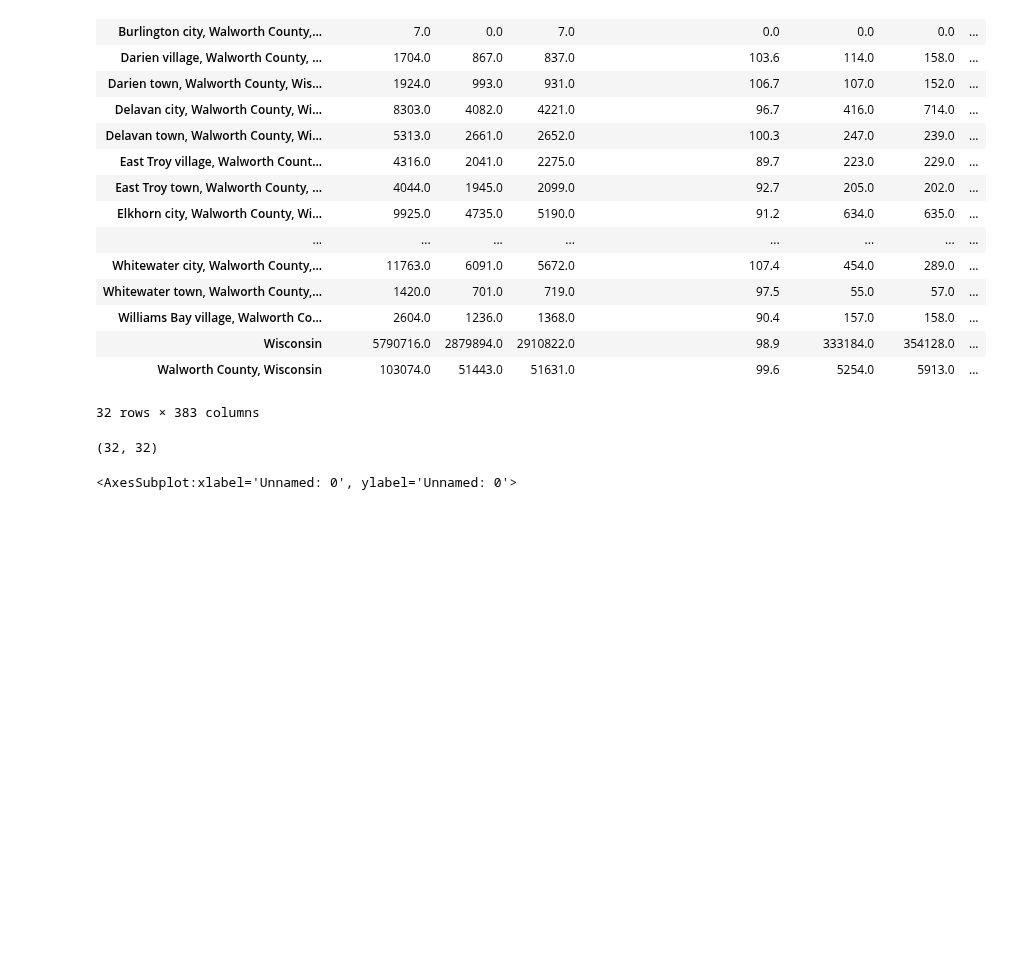
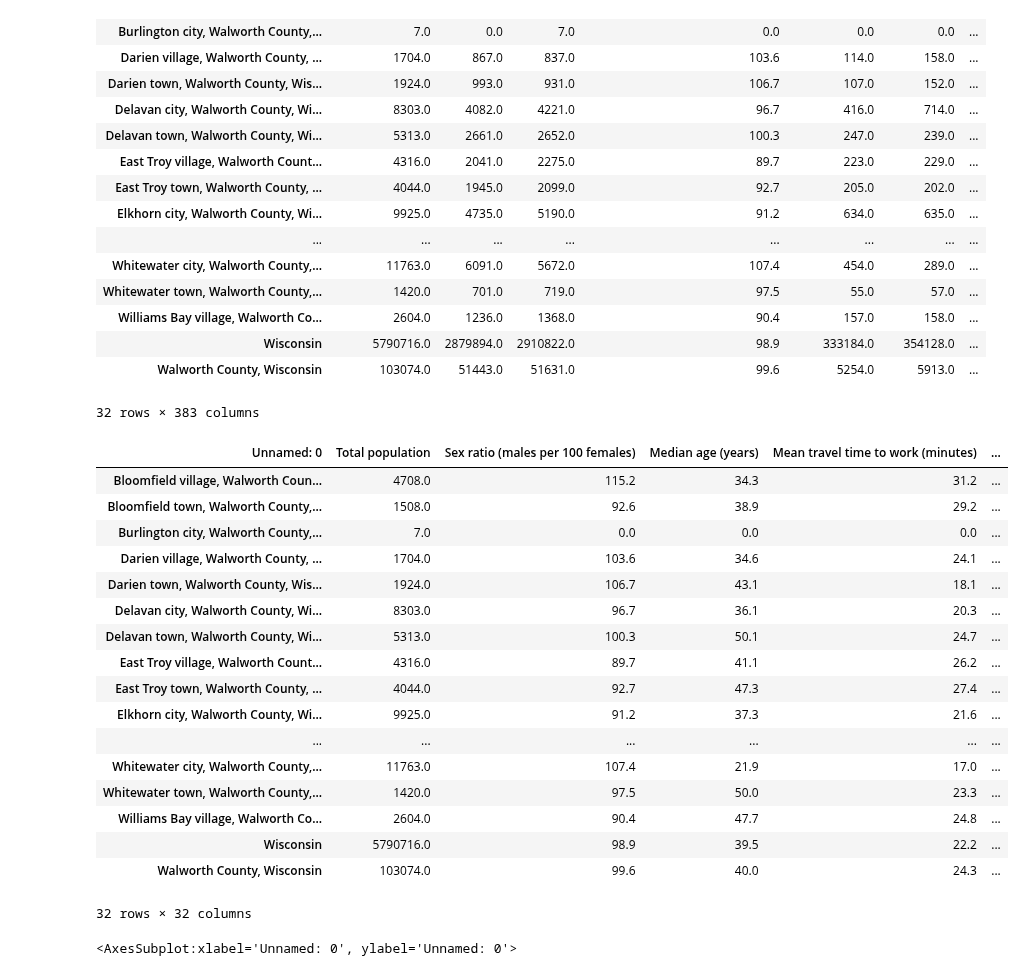
Before and after one commit to khanalauras/Data-Cleaning-and-Feature-Selection, a Jupyter notebook: Data Cleaning and Correlation Matrix- Walworth.ipynb, the cells around one changed output. Drawn from its saved outputs; the diff is of its cells as text; code cells hidden in the pictures; blank space fills up the shorter version.

```diff
--- a/Data Cleaning and Correlation Matrix- Walworth.ipynb
+++ b/Data Cleaning and Correlation Matrix- Walworth.ipynb
@@ -115,9 +115,26 @@ df=feature_sel(df)
 # #     pass
 # df=df.drop(listt, axis=1)
 # %%
-df.shape
+df
 # %% [output]
+| Unnamed: 0 | Total population | Sex ratio (males per 100 females) | Median age (years) | Mean travel time to work (minutes) | ... |
+| Bloomfield village, Walworth Coun... | 4708.0 | 115.2 | 34.3 | 31.2 | ... |
+| Bloomfield town, Walworth County,... | 1508.0 | 92.6 | 38.9 | 29.2 | ... |
+| Burlington city, Walworth County,... | 7.0 | 0.0 | 0.0 | 0.0 | ... |
+| Darien village, Walworth County, ... | 1704.0 | 103.6 | 34.6 | 24.1 | ... |
+| Darien town, Walworth County, Wis... | 1924.0 | 106.7 | 43.1 | 18.1 | ... |
+| Delavan city, Walworth County, Wi... | 8303.0 | 96.7 | 36.1 | 20.3 | ... |
+| Delavan town, Walworth County, Wi... | 5313.0 | 100.3 | 50.1 | 24.7 | ... |
+| East Troy village, Walworth Count... | 4316.0 | 89.7 | 41.1 | 26.2 | ... |
+| East Troy town, Walworth County, ... | 4044.0 | 92.7 | 47.3 | 27.4 | ... |
+| Elkhorn city, Walworth County, Wi... | 9925.0 | 91.2 | 37.3 | 21.6 | ... |
+| ... | ... | ... | ... | ... | ... |
+| Whitewater city, Walworth County,... | 11763.0 | 107.4 | 21.9 | 17.0 | ... |
+| Whitewater town, Walworth County,... | 1420.0 | 97.5 | 50.0 | 23.3 | ... |
+| Williams Bay village, Walworth Co... | 2604.0 | 90.4 | 47.7 | 24.8 | ... |
+| Wisconsin | 5790716.0 | 98.9 | 39.5 | 22.2 | ... |
+| Walworth County, Wisconsin | 103074.0 | 99.6 | 40.0 | 24.3 | ... |
-(32, 32)
+32 rows × 32 columns
 # %%
 plt.figure(figsize=(50,50))
 sns.heatmap(df.corr())
```
Also changed, not shown: parts of 9 cells of this notebook.
